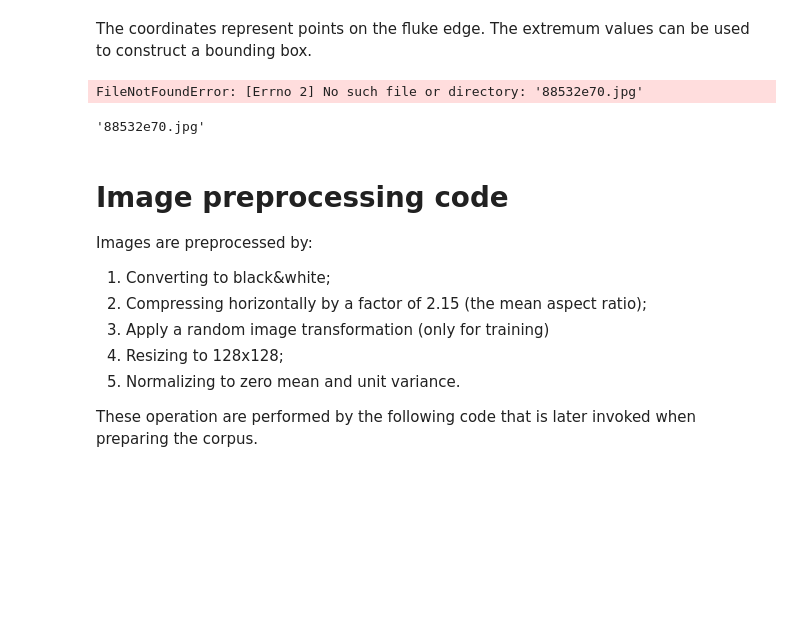
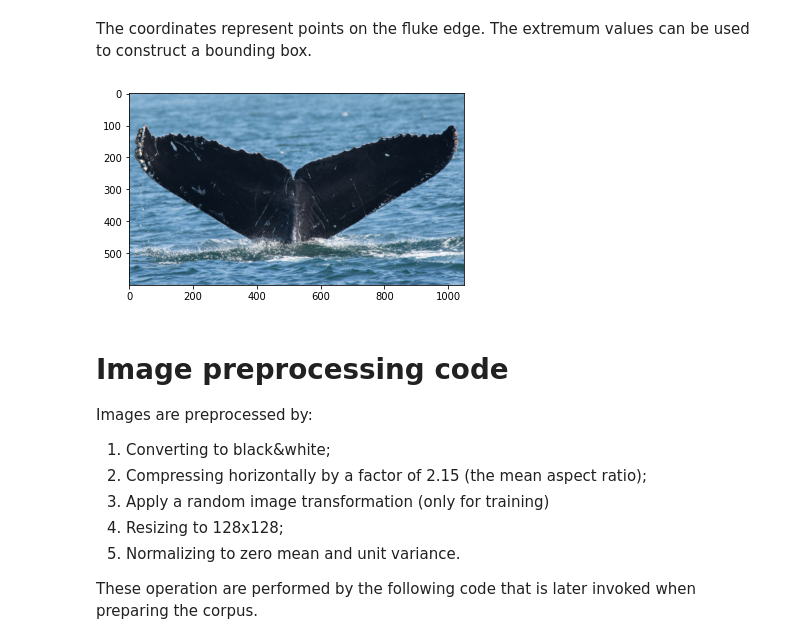
Before and after one commit to philippschw/whale_pytorch, a Jupyter notebook: bboxs/bounding-box-model.ipynb, the cells around one changed output. Saved outputs shown, nothing was run; the diff lists cells and outputs as text; code cells hidden in the pictures; blank space fills up the shorter version.

Commit message:
update bboxs

```diff
--- a/bboxs/bounding-box-model.ipynb
+++ b/bboxs/bounding-box-model.ipynb
@@ -48,3 +73,18 @@ data[0] # Show an example: (picture-name, [coordinates])
 # %%
 import pandas as pd
+from PIL import Image
+import numpy as np
+SZ = 224
 df = pd.read_json('annotations.json')
+# %%
+def anno2bbox(anno):
+    im_width, im_height = Image.open(f"../input/train/{anno['filename']}").size
+    anno = list(filter(lambda a: a['class'] == 'fluke', anno['annotations']))[0]
+    return [
+        int(np.clip(anno['y'], 0, im_height) / im_height * SZ),
+        int(np.clip(anno['x'], 0, im_width) / im_width * SZ),
+        int(np.clip(anno['y']+anno['height'], 0, im_height) / im_height * SZ),
+        int(np.clip(anno['x']+anno['width'], 0, im_width) / im_width * SZ)
+    ]
+# %%
+df['bboxs'] =  df.apply(lambda x: anno2bbox(x), axis=1)
@@ -51,3 +97,5 @@ df = pd.read_json('annotations.json')
+# %%
+data = tuple(zip(df.filename, df.bboxs))
 # %% [markdown]
 https://github.com/radekosmulski/whale/blob/master/fluke_detection_redux.ipynb
 # %% [markdown]
@@ -70,30 +118,22 @@ def draw_dot(draw, x, y):
 
 def draw_dots(draw, coordinates):
     for x,y in coordinates: draw_dot(draw, x, y)
-
-def bounding_rectangle(list):
-    x0, y0 = list[0]
-    x1, y1 = x0, y0
-    for x,y in list[1:]:
-        x0 = min(x0, x)
-        y0 = min(y0, y)
-        x1 = max(x1, x)
-        y1 = max(y1, y)
-    return x0,y0,x1,y1
-
-filename,coordinates = data[0]
-box = bounding_rectangle(coordinates)
-img = read_raw_image(filename)
-draw = Draw(img)
-draw_dots(draw, coordinates)
-draw.rectangle(box, outline='red')
-img
-# %% [output]
-FileNotFoundError: [Errno 2] No such file or directory: '88532e70.jpg'
-# %%
-filename
-# %% [output]
-'88532e70.jpg'
+# %%
+import matplotlib.pyplot as plt
+
+filename,box = data[0]
+# box = bounding_rectangle(coordinates)
+img = read_raw_image(filename)
+draw = Draw(img)
+
+# Create figure and axes
+fig,ax = plt.subplots(1)
+
+# Add the patch to the Axes
+# Display the image
+ax.imshow(img);
+# %% [output]
+[figure, added]
 # %% [markdown]
 # Image preprocessing code
 Images are preprocessed by:
```
Also changed, not shown: parts of 10 cells of this notebook, 9 other files.
